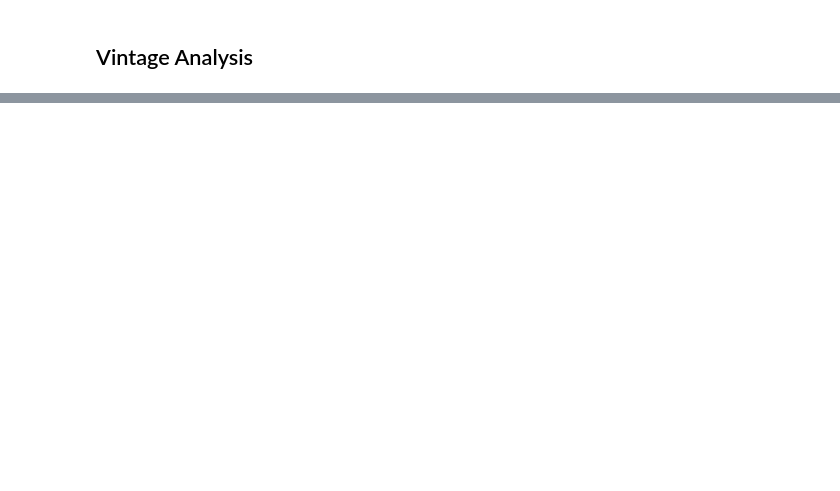
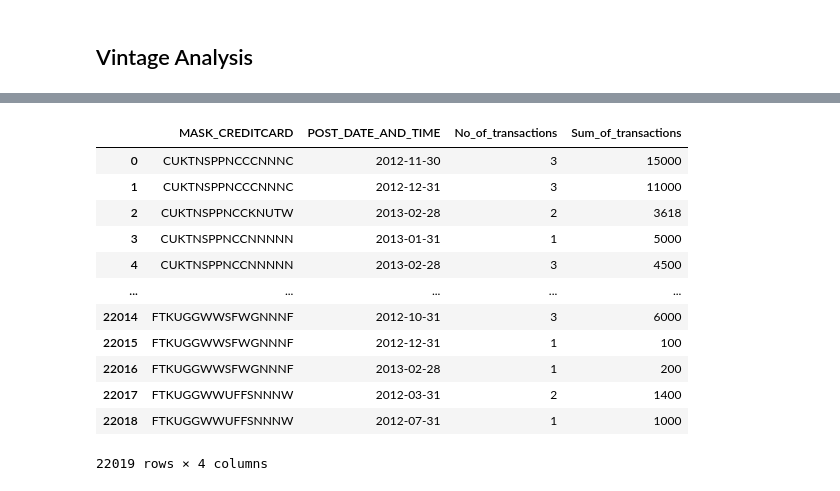
Before and after one commit to Shruti-codes-ml/B-Score, a Jupyter notebook: ShrutiPathak_Assignment1.ipynb, the cells around one changed output, grey strips where cells are left out. Cells and saved outputs as stored; diff of their text form; code cells hidden in the pictures; blank space fills up the shorter version.

```diff
--- a/ShrutiPathak_Assignment1.ipynb
+++ b/ShrutiPathak_Assignment1.ipynb
@@ -508,0 +412,30 @@ plt.show()
+# %%
+#process withdrawals
+withdrawal_data = transaction_data.copy()
+withdrawal_data['POST_DATE_AND_TIME'] = withdrawal_data['POST_DATE_AND_TIME'] + pd.offsets.MonthEnd(0)
+
+filtered_data = withdrawal_data[
+    ((withdrawal_data['TRANS_DESCRIPTION'] == 'Cash Advance') | (withdrawal_data['TRANS_DESCRIPTION'] == 'CASH ADVANCE') | (withdrawal_data['TRANS_DESCRIPTION'] == 'WITHDRAWAL') | (withdrawal_data['TRANS_DESCRIPTION'] == 'Withdrawal')) &
+    (withdrawal_data['REVERSAL_FLAG'] == 'N')
+]
+
+withdrawal_values = filtered_data.groupby(['MASK_CREDITCARD','POST_DATE_AND_TIME']).agg(
+    No_of_transactions=('AMOUNT_IN_LCY', 'size'),  # Count the number of transactions
+    Sum_of_transactions=('AMOUNT_IN_LCY', 'sum')  # Sum the transaction amounts
+).reset_index()
+
+withdrawal_values
+# %% [output]
+|  | MASK_CREDITCARD | POST_DATE_AND_TIME | No_of_transactions | Sum_of_transactions |
+| 0 | CUKTNSPPNCCCNNNC | 2012-11-30 | 3 | 15000 |
+| 1 | CUKTNSPPNCCCNNNC | 2012-12-31 | 3 | 11000 |
+| 2 | CUKTNSPPNCCKNUTW | 2013-02-28 | 2 | 3618 |
+| 3 | CUKTNSPPNCCNNNNN | 2013-01-31 | 1 | 5000 |
+| 4 | CUKTNSPPNCCNNNNN | 2013-02-28 | 3 | 4500 |
+| ... | ... | ... | ... | ... |
+| 22014 | FTKUGGWWSFWGNNNF | 2012-10-31 | 3 | 6000 |
+| 22015 | FTKUGGWWSFWGNNNF | 2012-12-31 | 1 | 100 |
+| 22016 | FTKUGGWWSFWGNNNF | 2013-02-28 | 1 | 200 |
+| 22017 | FTKUGGWWUFFSNNNW | 2012-03-31 | 2 | 1400 |
+| 22018 | FTKUGGWWUFFSNNNW | 2012-07-31 | 1 | 1000 |
+22019 rows × 4 columns
```
Also changed, not shown: parts of 51 cells of this notebook, 8 other files.
